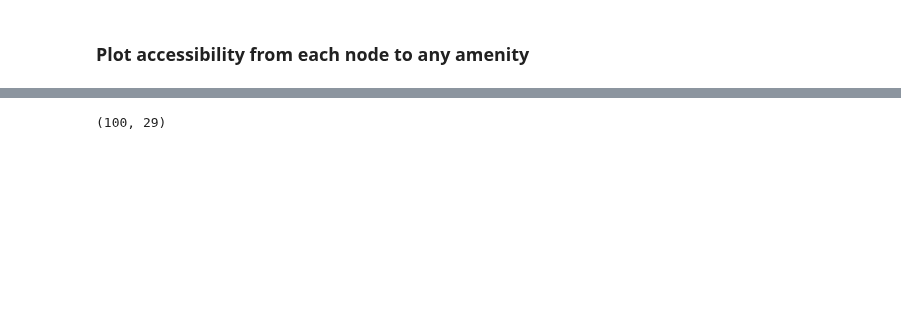
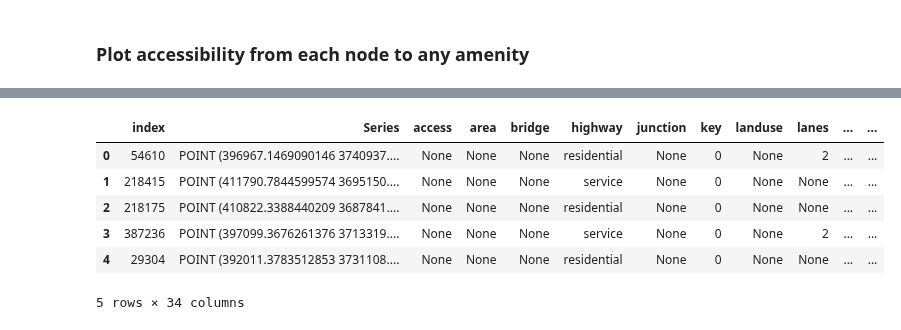
Before and after one commit to healthysustainablecities/global-indicators, a Jupyter notebook: process/07a_create_bus_stops_pandana_accessibility.ipynb, the cells around one changed output, grey strips where cells are left out. Cells and saved outputs as stored; diff of their text form; code cells hidden in the pictures; blank space fills up the shorter version.

```diff
--- a/process/07a_create_bus_stops_pandana_accessibility.ipynb
+++ b/process/07a_create_bus_stops_pandana_accessibility.ipynb
@@ -212,4 +116,3 @@ nodes_pois_1km = all_access[all_access[1] < 1000][[1]]
 # %%
 # load previously saved sample point dataframe
-sample_points_stats = pd.read_csv(sample_points_filepath)
-sample_points_stats.columns
+sample_points_stats = gpd.GeoDataFrame.from_file(samplepoint_stats_shapefile_path)
@@ -223,11 +118,0 @@ Index(['Unnamed: 0', 'index', 'Series', 'access', 'area', 'bridge', 'highway',
-# %%
-# merge to get the accessibility distance
-sample_points_stats.node_id = sample_points_stats.node_id.astype(int)
-sample_points_stats = pd.merge(left=sample_points_stats, right=nodes_pois_1km, how='left', left_on='node_id', right_index=True)
-# %%
-sample_points_stats = sample_points_stats.rename(columns={1:'nearest_bus_stop_1km'})
-#fill none value as 0 indicating that the nearest points is not within 1km of the nodes/sample point
-#fill values morethan 0 as 1 indicating that the nearest points is within 1km of the nodes/sample point
-sample_points_stats['nearest_bus_stop_1km'] = sample_points_stats['nearest_bus_stop_1km'].fillna(0)
-sample_points_stats.loc[sample_points_stats['nearest_bus_stop_1km'] > 0, 'nearest_bus_stop_1km'] = 1
-sample_points_stats.head()
@@ -242,4 +119,12 @@ sample_points_stats.head()
-# %%
-sample_points_stats.shape
-# %% [output]
-(100, 29)
+# %%
+sample_points_df = add_access_score_to_df(all_access, sample_points_stats, distance, col_name='Paces_bus')
+# %%
+sample_points_df.head()
+# %% [output]
+|  | index | Series | access | area | bridge | highway | junction | key | landuse | lanes | ... | ... |
+| 0 | 54610 | POINT (396967.1469090146 3740937.... | None | None | None | residential | None | 0 | None | 2 | ... | ... |
+| 1 | 218415 | POINT (411790.7844599574 3695150.... | None | None | None | service | None | 0 | None | None | ... | ... |
+| 2 | 218175 | POINT (410822.3388440209 3687841.... | None | None | None | residential | None | 0 | None | None | ... | ... |
+| 3 | 387236 | POINT (397099.3676261376 3713319.... | None | None | None | service | None | 0 | None | 2 | ... | ... |
+| 4 | 29304 | POINT (392011.3783512853 3731108.... | None | None | None | residential | None | 0 | None | None | ... | ... |
+5 rows × 34 columns
```
Also changed, not shown: parts of 23 cells of this notebook, 35 other files.
